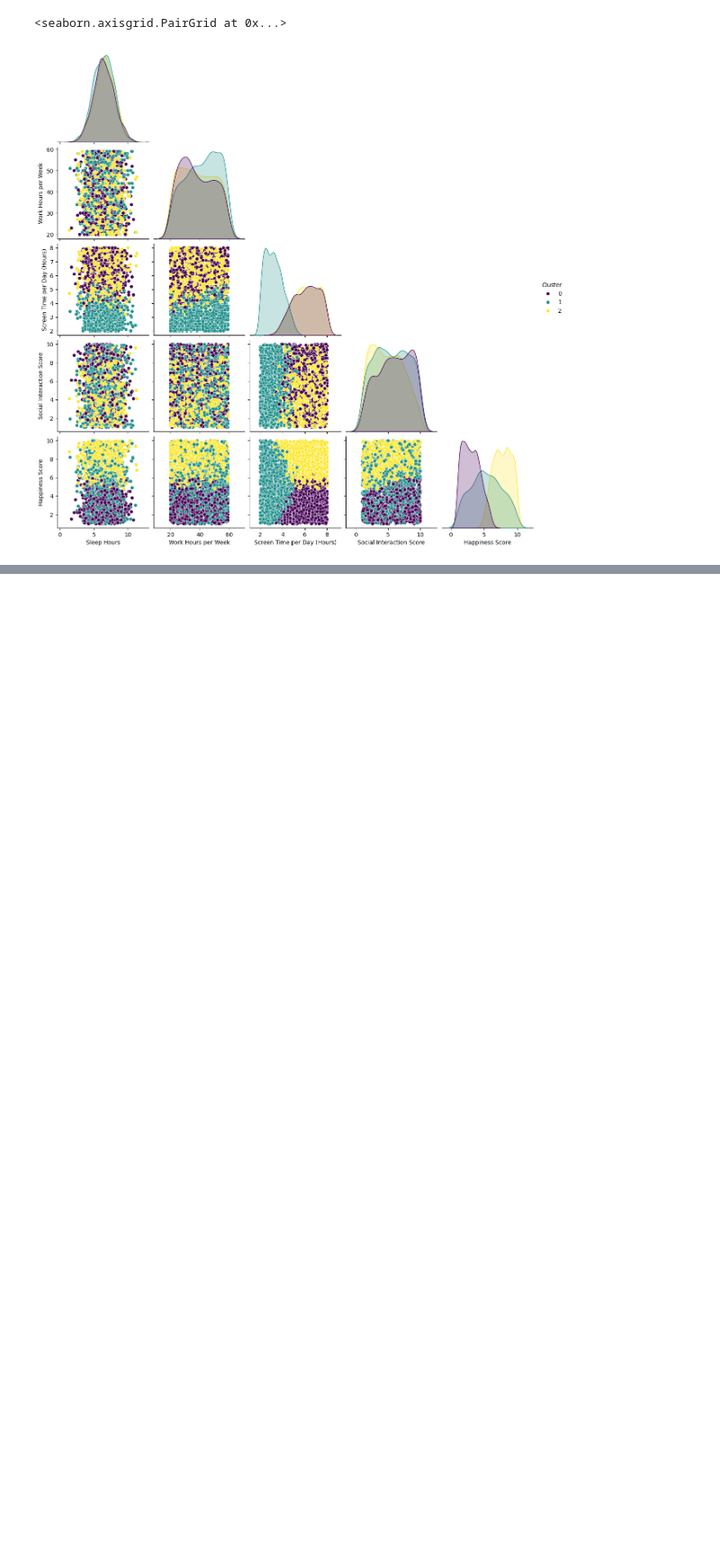
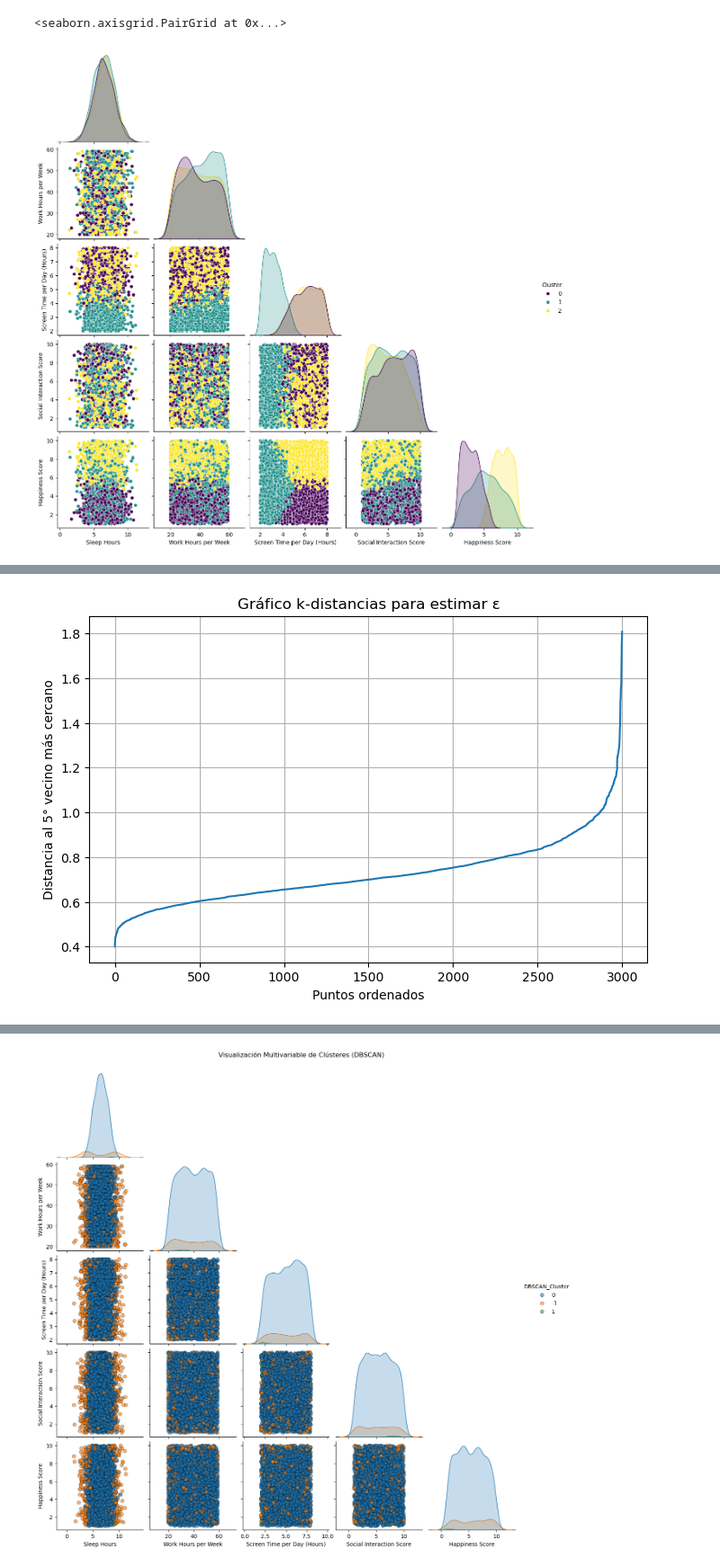
Before and after one commit to fisamz/Repositorio_MCDAA, a Jupyter notebook: Tarea5/Tarea5.ipynb, the cells around one changed output, grey strips where cells are left out. Shown at 90% size. Drawn from its saved outputs; the diff is of its cells as text; code cells hidden in the pictures; blank space fills up the shorter version.

Commit message:
tarea4

```diff
--- a/Tarea5/Tarea5.ipynb
+++ b/Tarea5/Tarea5.ipynb
@@ -139,0 +170,76 @@ Dimensión del conjunto de datos: (3000, 5)
+# %%
+# ==============================================
+# TAREA 5 - Agrupamiento (DBSCAN)
+# ==============================================
+
+from sklearn.cluster import DBSCAN
+from sklearn.neighbors import NearestNeighbors
+
+# 1. Calcular el gráfico k-distancias para estimar epsilon
+neighbors = NearestNeighbors(n_neighbors=5)
+neighbors_fit = neighbors.fit(X_scaled)
+distances, indices = neighbors_fit.kneighbors(X_scaled)
+
+distances = np.sort(distances[:,4])  # distancia al 5° vecino más cercano
+plt.figure(figsize=(8,5))
+plt.plot(distances)
+plt.title("Gráfico k-distancias para estimar ε")
+plt.xlabel("Puntos ordenados")
+plt.ylabel("Distancia al 5° vecino más cercano")
+plt.grid(True)
+plt.show()
+
+# 2. Con base en el gráfico anterior (punto de inflexión visual), se elige ε
+eps_value = .77
+min_samples_value = 5
+
+dbscan = DBSCAN(eps=eps_value, min_samples=min_samples_value)
+dbscan_labels = dbscan.fit_predict(X_scaled)
+
+# 3. Agregar los clústeres al DataFrame
+num_df['DBSCAN_Cluster'] = dbscan_labels
+
+# 4. Contar cuántos puntos quedaron en cada grupo
+print(num_df['DBSCAN_Cluster'].value_counts())
+
+noise_ratio = np.sum(dbscan_labels == -1) / len(dbscan_labels)
+print(f"Porcentaje de ruido: {noise_ratio:.1%}")
+
+# 5. Visualización básica de los clústeres
+#plt.figure(figsize=(8,6))
+#sns.scatterplot(
+#    x=num_df['Sleep Hours'],
+#    y=num_df['Work Hours per Week'],
+#    hue=num_df['DBSCAN_Cluster'],
+#    palette='tab10'
+#)
+#plt.title('Visualización de Clústeres (DBSCAN)')
+#plt.xlabel('Sleep Hours')
+#plt.ylabel('Work Hours per Week')
+#plt.legend(title='Cluster')
+#plt.show()
+
+# 6. Tabla resumen por clúster
+dbscan_summary = num_df.groupby('DBSCAN_Cluster').mean().round(2)
+display(dbscan_summary)
+
+num_df['DBSCAN_Cluster'] = num_df['DBSCAN_Cluster'].astype(str)
+
+# Eliminar columna 'Cluster' previa si existe
+if 'Cluster' in num_df.columns:
+    num_df = num_df.drop(columns=['Cluster'])
+
+# Crear pairplot con seaborn
+sns.pairplot(
+    num_df,
+    hue='DBSCAN_Cluster',
+    diag_kind='kde',
+    corner=True,
+    palette='tab10',
+    plot_kws={'alpha': 0.6, 's': 40, 'edgecolor': 'k'}
+)
+
+plt.suptitle('Visualización Multivariable de Clústeres (DBSCAN)', y=1.02)
+plt.show()
+# %% [output]
+[figure, added]
@@ -139,0 +257 @@ Dimensión del conjunto de datos: (3000, 5)
+[figure, added]
```
Also changed, not shown: parts of 8 cells of this notebook.
